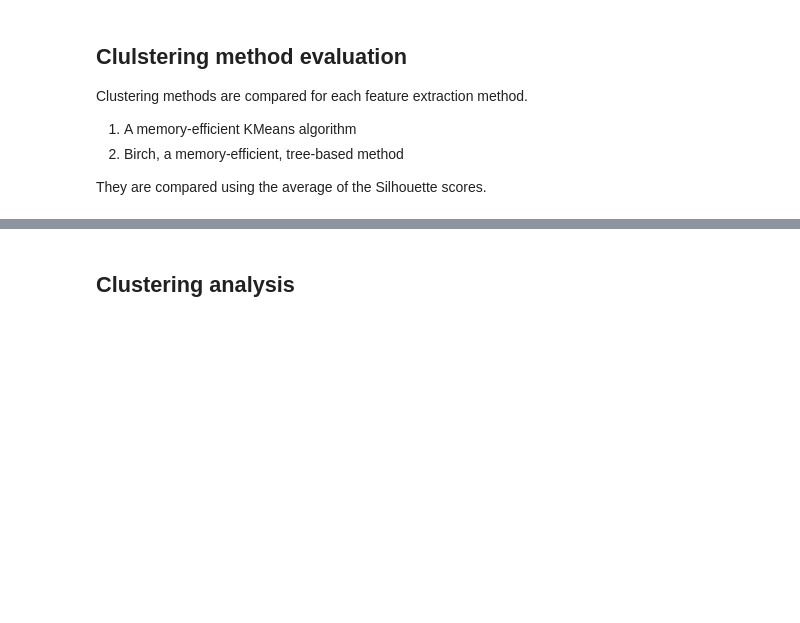
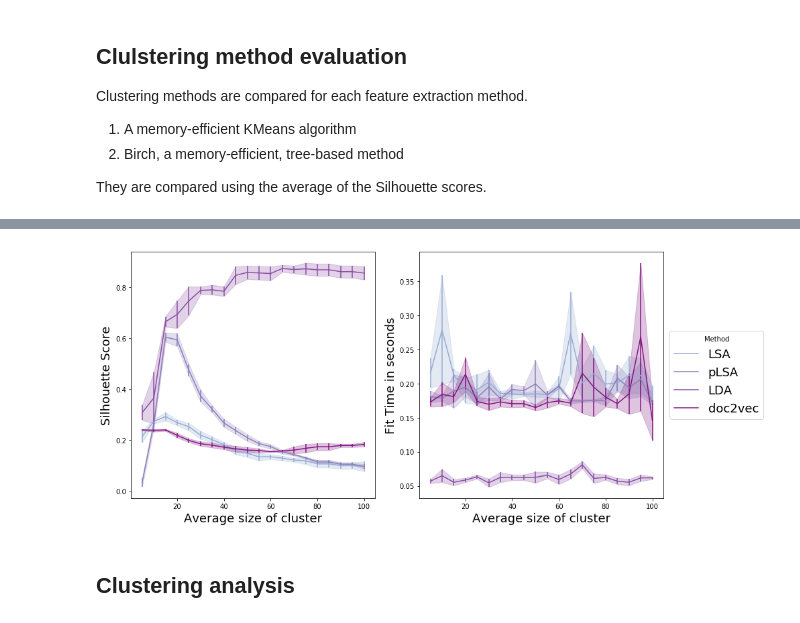
Before and after one commit to lmburke/reddit-analysis, a Jupyter notebook: clustering.ipynb, the cells around one changed output, grey strips where cells are left out. Cells and saved outputs as stored; diff of their text form; code cells hidden in the pictures; blank space fills up the shorter version.

```diff
--- a/clustering.ipynb
+++ b/clustering.ipynb
@@ -140,2 +122,71 @@ Score     : 0.182
+# %%
+import matplotlib.pyplot as plt
+import matplotlib.cm as mplcm
+import matplotlib.colors as colors
+%matplotlib inline
+plt.ioff()
+
+# For each subplot, define [var, var_std, xlabel, ylabel, title, legend?]
+plot_array = [
+    [score, score_std, "Average size of cluster", "Silhouette Score", "", False], # Showing legends on leftmost plot shows which integral values are present for each categorical value
+    [fit_time, fit_time_std, "Average size of cluster", "Fit Time in seconds", "", False],
+#    [results['pred_time'], results['pred_time_std'], "Average size of cluster", "Prediction Time in seconds", "", False],
+#    [results['score_time'], results['score_time_std'], "Average size of cluster", "Score Time in seconds", "", False],
+]
+
+# Set colormap
+scalarMap = mplcm.ScalarMappable(norm=colors.Normalize(vmin=-3,
+                                                       vmax=len(np.unique(integral))),
+                                 cmap=plt.get_cmap('BuPu'))
+
+fs = 18
+
+# Define legend for all values of integral
+fig_t = plt.figure();
+color_ints = {}
+for i, lab in enumerate(['LSA','pLSA','LDA','doc2vec']): #np.unique(integral)):
+    color_ints[lab] = i
+    plt.plot([],[],label=lab, color=scalarMap.to_rgba(i))
+handles, labels = fig_t.axes[0].get_legend_handles_labels()
+plt.close(fig_t);
+
+dim_h = len(plot_array)             # horizontal number of subplots
+dim_v = len(np.unique(categorical)) # vertical number of subplots
+p = 0                               # subplot count
+fig = plt.figure(figsize=[12,6]);
+for i in np.unique(categorical):
+    vals_used = ['LSA','pLSA','LDA','doc2vec'] #np.unique(integral[categorical == i])
+    for j in range(dim_h):
+        p = p+1
+        ax = fig.add_subplot(dim_v, dim_h, p);
+        for k in vals_used:
+            mask = np.logical_and(categorical == i, integral == k)
+            x = np.array(continuous[mask], dtype='float64') # *SearchCV uses dtype 'object'
+            ind_sort = np.argsort(x) # order by x values for line plot
+            x = x[ind_sort]
+            y = plot_array[j][0][mask][ind_sort]
+            y_stds = plot_array[j][1][mask][ind_sort]
+            # Show line plot with error bars
+            _ = plt.errorbar(x, y, yerr=y_stds, label=k, color=scalarMap.to_rgba(color_ints[k]))
+            # Show confidence interval as shaded region
+            _ = plt.fill_between(x, y - y_stds, y + y_stds, color=scalarMap.to_rgba(color_ints[k]), alpha=.25)
+
+        _ = plt.xlabel(plot_array[j][2], fontsize=fs);
+        _ = plt.ylabel(plot_array[j][3], fontsize=fs);
+#         if j==0:
+#             subtitle=("%s clustering" % i)
+#         else:
+#             subtitle=""
+#         _ = plt.title(subtitle+plot_array[j][4], fontsize=fs);
+#         if plot_array[j][5]:
+#             _ = plt.legend(loc='upper left', fontsize=fs);
+# Add legends to right of plots
+for i in range(int(p/dim_h)):
+    fig.axes[(i+1)*dim_h-1].legend(handles, labels, loc='center left', bbox_to_anchor=(1, 0.5), title="Method", fontsize=fs)
+
+plt.tight_layout()
+plt.show()
+# %% [output]
+[figure, added]
 # %% [markdown]
 ## Clustering analysis
```
Also changed, not shown: parts of 15 cells of this notebook, 3 other files.
